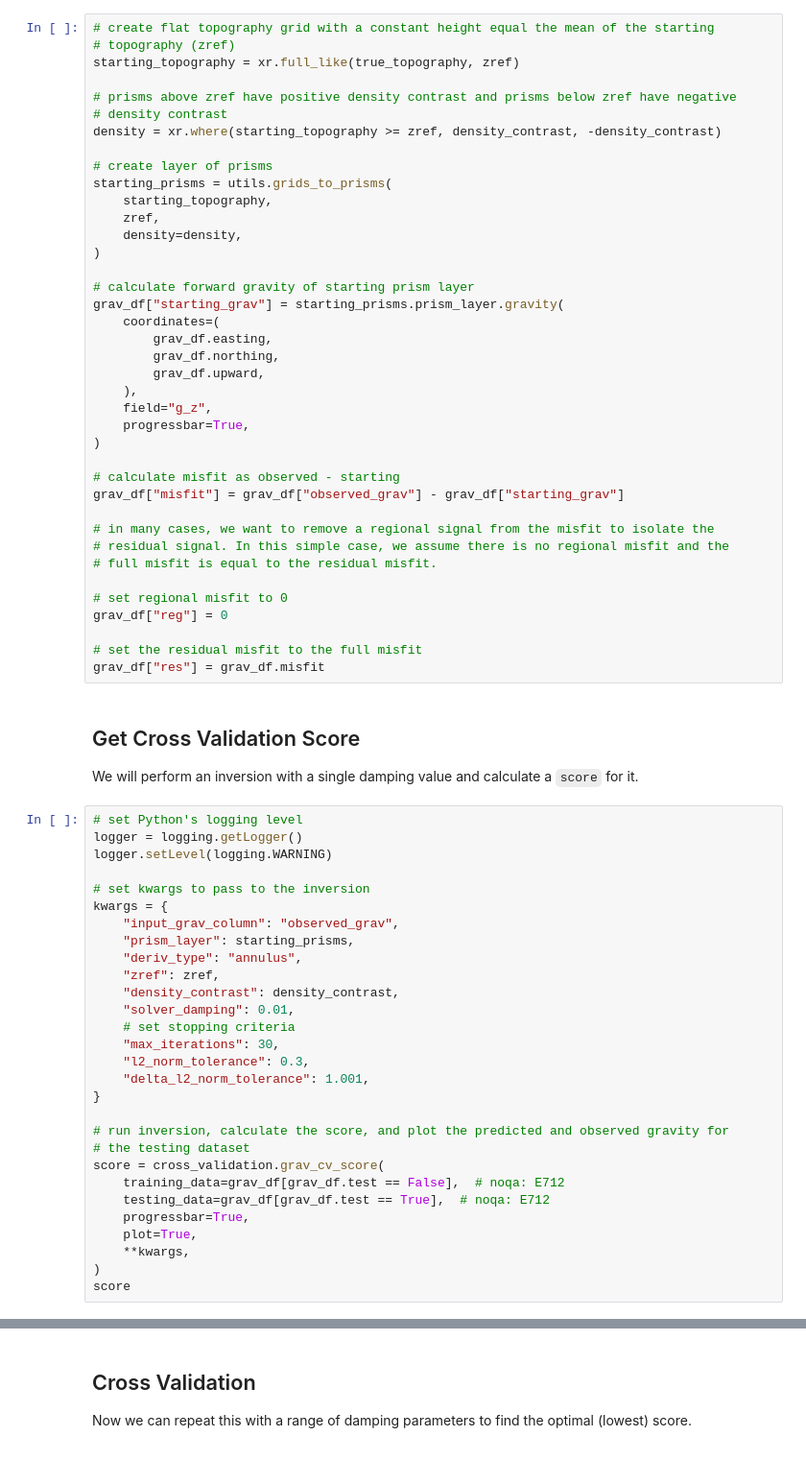
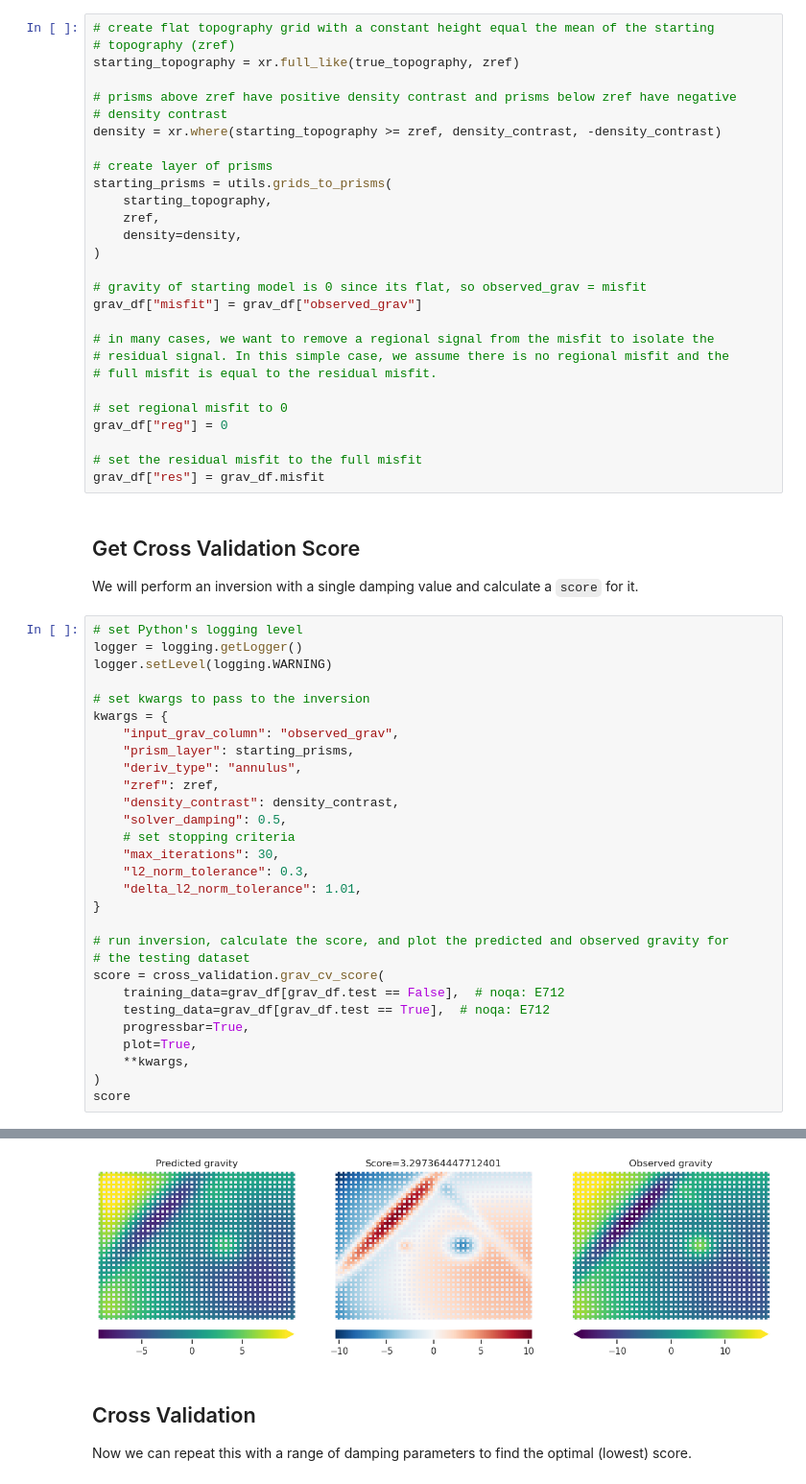
Before and after one commit to mdtanker/invert4geom, a Jupyter notebook: docs/user_guide/damping_cross_validation.ipynb, the cells around one changed output, grey strips where cells are left out. Shown at 96% size. Cells and saved outputs as stored; diff of their text form.

```diff
--- a/docs/user_guide/damping_cross_validation.ipynb
+++ b/docs/user_guide/damping_cross_validation.ipynb
@@ -119,19 +150,8 @@ starting_prisms = utils.grids_to_prisms(
     density=density,
 )
 
-# calculate forward gravity of starting prism layer
-grav_df["starting_grav"] = starting_prisms.prism_layer.gravity(
-    coordinates=(
-        grav_df.easting,
-        grav_df.northing,
-        grav_df.upward,
-    ),
-    field="g_z",
-    progressbar=True,
-)
-
-# calculate misfit as observed - starting
-grav_df["misfit"] = grav_df["observed_grav"] - grav_df["starting_grav"]
+# gravity of starting model is 0 since its flat, so observed_grav = misfit
+grav_df["misfit"] = grav_df["observed_grav"]
 
 # in many cases, we want to remove a regional signal from the misfit to isolate the
 # residual signal. In this simple case, we assume there is no regional misfit and the
@@ -158,11 +178,11 @@ kwargs = {
     "deriv_type": "annulus",
     "zref": zref,
     "density_contrast": density_contrast,
-    "solver_damping": 0.01,
+    "solver_damping": 0.5,
     # set stopping criteria
     "max_iterations": 30,
     "l2_norm_tolerance": 0.3,
-    "delta_l2_norm_tolerance": 1.001,
+    "delta_l2_norm_tolerance": 1.01,
 }
 
 # run inversion, calculate the score, and plot the predicted and observed gravity for
@@ -175,3 +195,4 @@ score = cross_validation.grav_cv_score(
     **kwargs,
 )
 score
+# %% [output]
@@ -178,3 +202,4 @@ score
+[figure, added]
 # %% [markdown]
 ## Cross Validation
 Now we can repeat this with a range of damping parameters to find the optimal (lowest) score.
```
Also changed, not shown: parts of 11 cells of this notebook, 5 other files.
